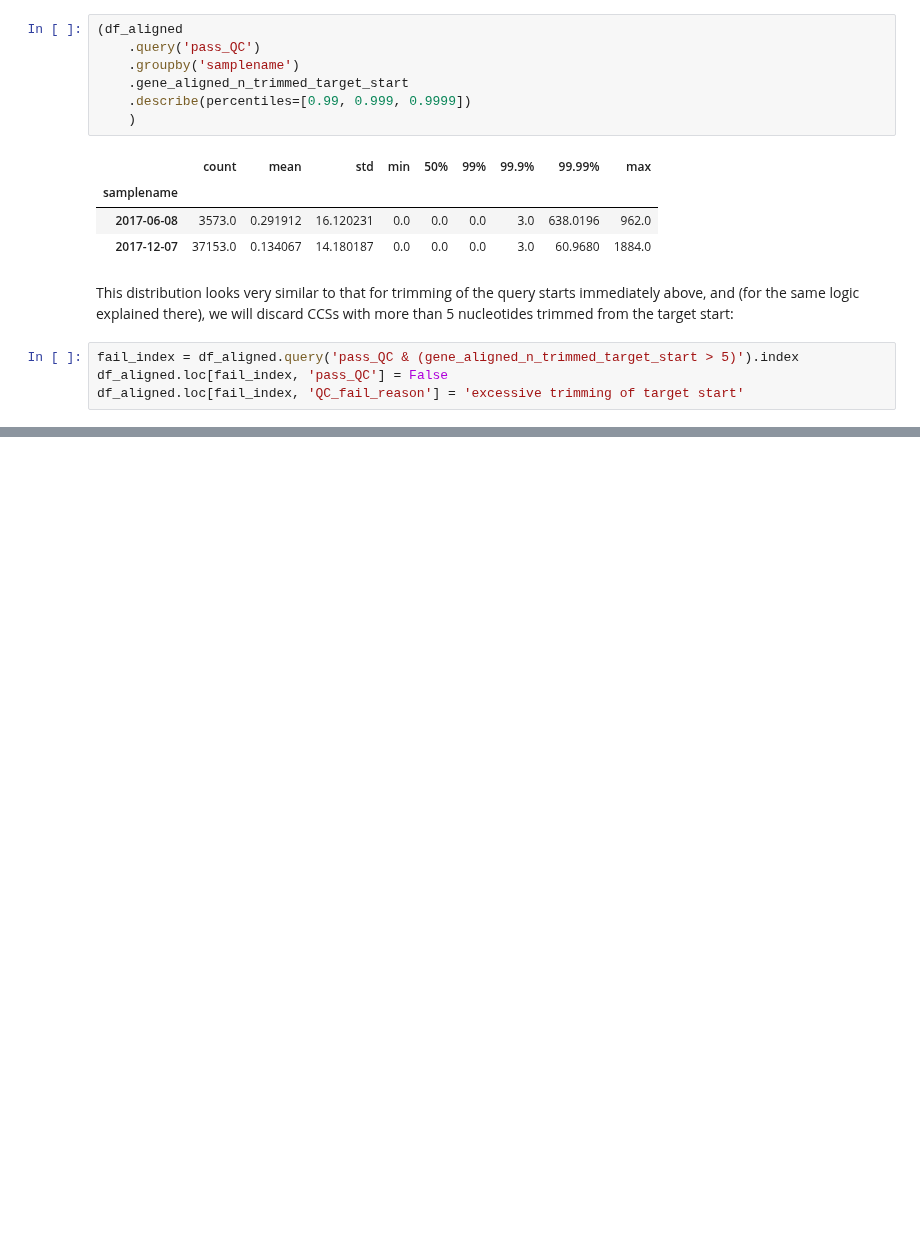
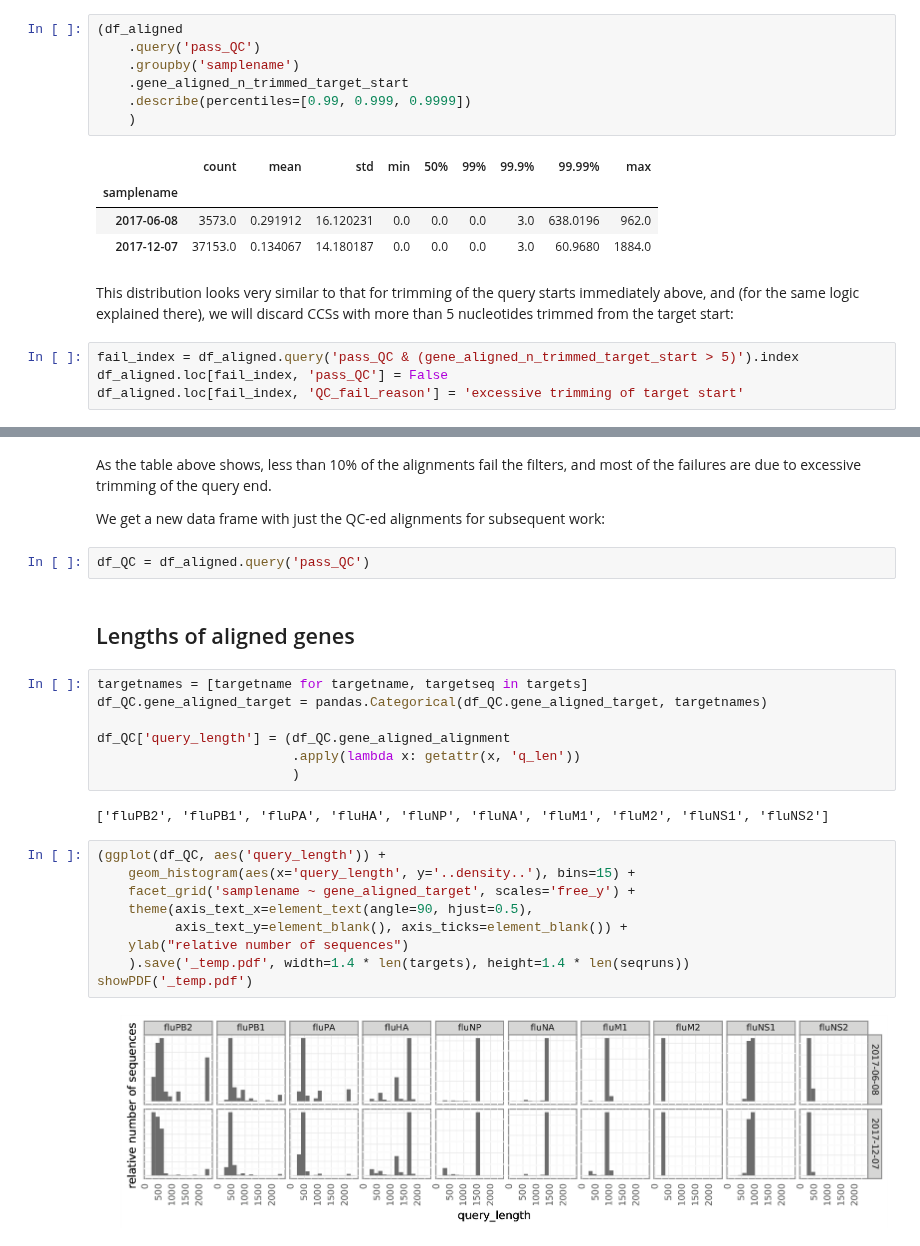
Before and after one commit to jbloomlab/IFNsorted_flu_single_cell, a Jupyter notebook: pacbio_analysis.ipynb, the cells around one changed output, grey strips where cells are left out. Drawn from its saved outputs; the diff is of its cells as text; blank space fills up the shorter version.

```diff
--- a/pacbio_analysis.ipynb
+++ b/pacbio_analysis.ipynb
@@ -525,0 +583,28 @@ df_aligned.loc[fail_index, 'QC_fail_reason'] = 'excessive trimming of target sta
+# %% [markdown]
+As the table above shows, less than 10% of the alignments fail the filters, and most of the failures are due to excessive trimming of the query end.
+
+We get a new data frame with just the QC-ed alignments for subsequent work:
+# %%
+df_QC = df_aligned.query('pass_QC')
+# %% [markdown]
+## Lengths of aligned genes
+# %%
+targetnames = [targetname for targetname, targetseq in targets]
+df_QC.gene_aligned_target = pandas.Categorical(df_QC.gene_aligned_target, targetnames)
+
+df_QC['query_length'] = (df_QC.gene_aligned_alignment
+                         .apply(lambda x: getattr(x, 'q_len'))
+                         )
+# %% [output]
+['fluPB2', 'fluPB1', 'fluPA', 'fluHA', 'fluNP', 'fluNA', 'fluM1', 'fluM2', 'fluNS1', 'fluNS2']
+# %%
+(ggplot(df_QC, aes('query_length')) +
+    geom_histogram(aes(x='query_length', y='..density..'), bins=15) +
+    facet_grid('samplename ~ gene_aligned_target', scales='free_y') +
+    theme(axis_text_x=element_text(angle=90, hjust=0.5),
+          axis_text_y=element_blank(), axis_ticks=element_blank()) +
+    ylab("relative number of sequences")
+    ).save('_temp.pdf', width=1.4 * len(targets), height=1.4 * len(seqruns))
+showPDF('_temp.pdf')
+# %% [output]
+[figure, added]
```
Also changed, not shown: parts of 13 cells of this notebook.
